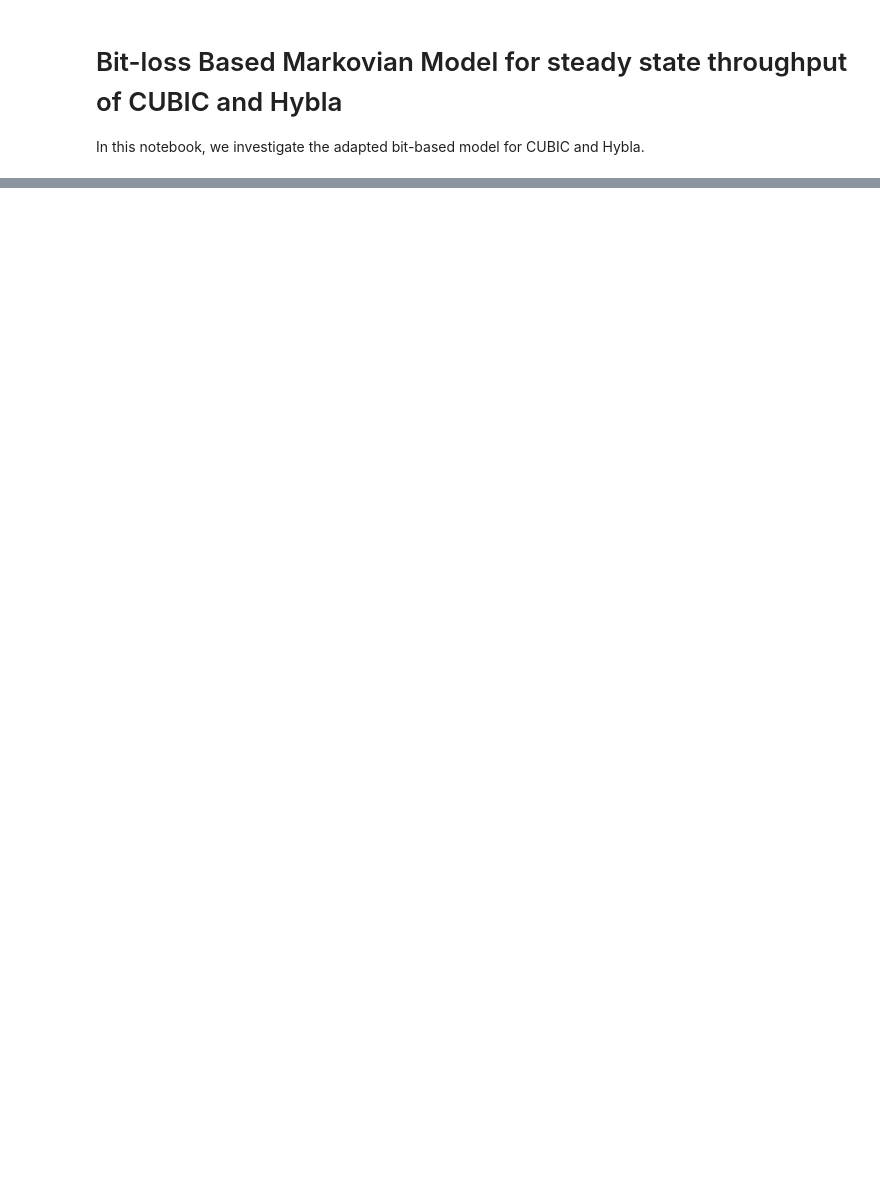
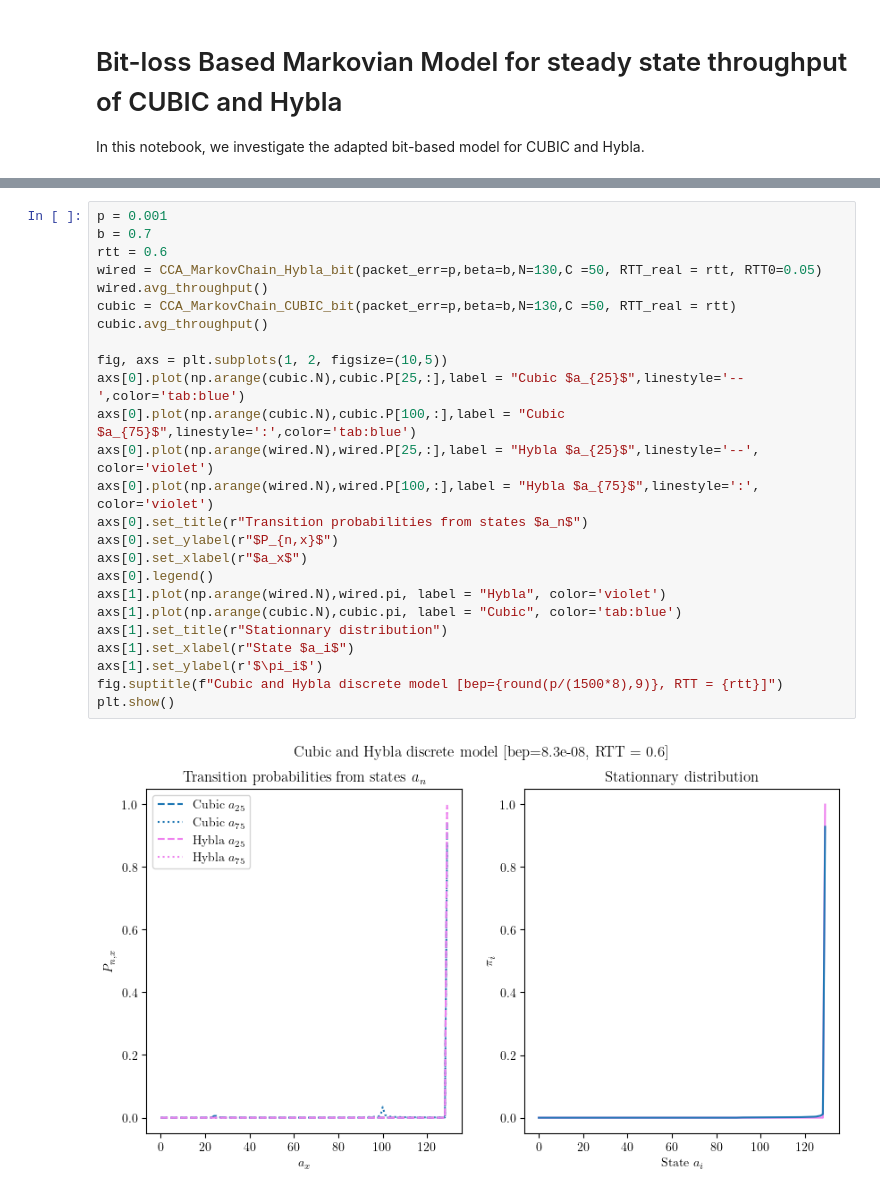
Before and after one commit to megretj/qpepcca, a Jupyter notebook: bitBasedMarkovianModel.ipynb, the cells around one changed output, grey strips where cells are left out. Drawn from its saved outputs; the diff is of its cells as text; blank space fills up the shorter version.

```diff
--- a/bitBasedMarkovianModel.ipynb
+++ b/bitBasedMarkovianModel.ipynb
@@ -54,0 +72,27 @@ plt.show()
+# %%
+p = 0.001
+b = 0.7
+rtt = 0.6
+wired = CCA_MarkovChain_Hybla_bit(packet_err=p,beta=b,N=130,C =50, RTT_real = rtt, RTT0=0.05)
+wired.avg_throughput()
+cubic = CCA_MarkovChain_CUBIC_bit(packet_err=p,beta=b,N=130,C =50, RTT_real = rtt)
+cubic.avg_throughput()
+
+fig, axs = plt.subplots(1, 2, figsize=(10,5))
+axs[0].plot(np.arange(cubic.N),cubic.P[25,:],label = "Cubic $a_{25}$",linestyle='--',color='tab:blue')
+axs[0].plot(np.arange(cubic.N),cubic.P[100,:],label = "Cubic $a_{75}$",linestyle=':',color='tab:blue')
+axs[0].plot(np.arange(wired.N),wired.P[25,:],label = "Hybla $a_{25}$",linestyle='--', color='violet')
+axs[0].plot(np.arange(wired.N),wired.P[100,:],label = "Hybla $a_{75}$",linestyle=':', color='violet')
+axs[0].set_title(r"Transition probabilities from states $a_n$")
+axs[0].set_ylabel(r"$P_{n,x}$")
+axs[0].set_xlabel(r"$a_x$")
+axs[0].legend()
+axs[1].plot(np.arange(wired.N),wired.pi, label = "Hybla", color='violet')
+axs[1].plot(np.arange(cubic.N),cubic.pi, label = "Cubic", color='tab:blue')
+axs[1].set_title(r"Stationnary distribution")
+axs[1].set_xlabel(r"State $a_i$")
+axs[1].set_ylabel(r'$\pi_i$')
+fig.suptitle(f"Cubic and Hybla discrete model [bep={round(p/(1500*8),9)}, RTT = {rtt}]")
+plt.show()
+# %% [output]
+[figure, added]
```
Also changed, not shown: parts of 3 cells of this notebook, 18 other files.
